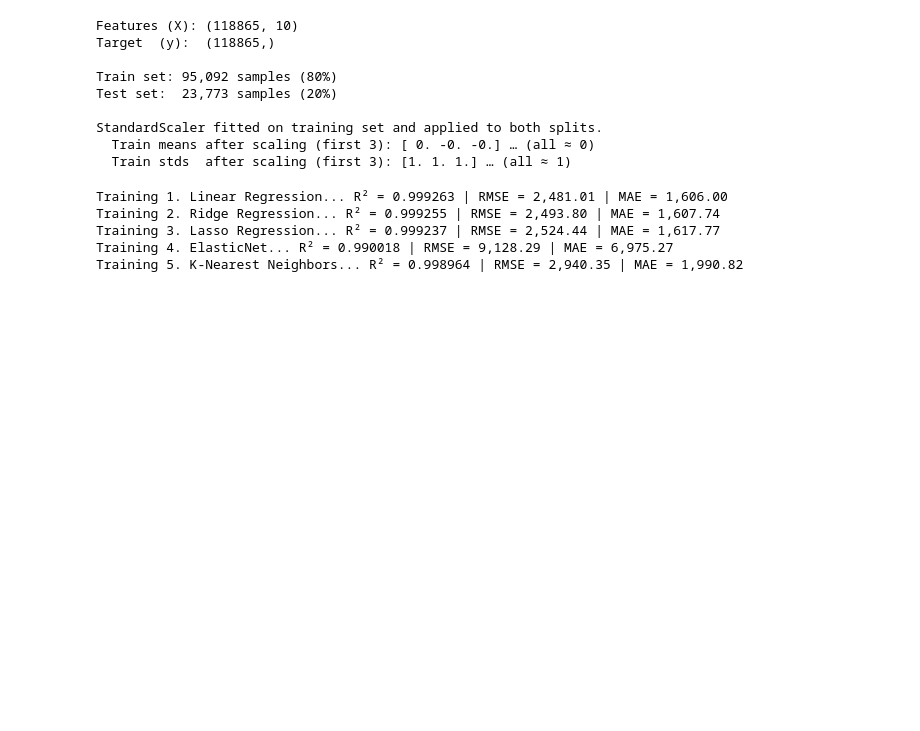
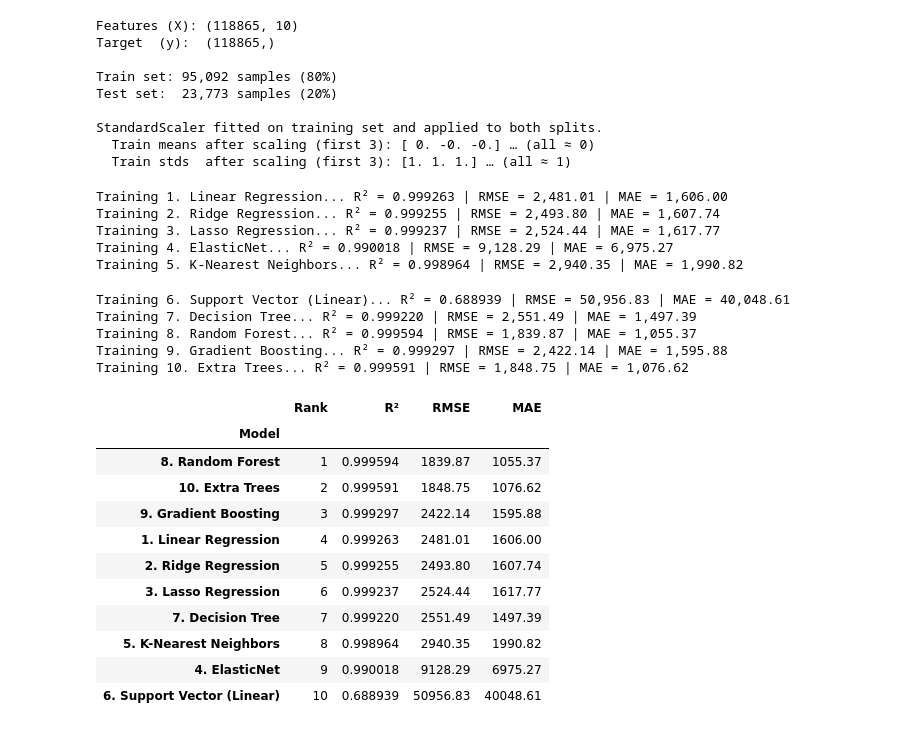
Before and after one commit to TejasviSenka/Machine_Learning_Capstone, a Jupyter notebook: regression.ipynb, the cells around one changed output. Saved outputs shown, nothing was run; the diff lists cells and outputs as text; code cells hidden in the pictures; blank space fills up the shorter version.

Commit message:
feat(regression): train remaining 5 regression models

```diff
--- a/regression.ipynb
+++ b/regression.ipynb
@@ -472,3 +472,64 @@ Training 2. Ridge Regression... R² = 0.999255 | RMSE = 2,493.80 | MAE = 1,607.7
 Training 3. Lasso Regression... R² = 0.999237 | RMSE = 2,524.44 | MAE = 1,617.77
 Training 4. ElasticNet... R² = 0.990018 | RMSE = 9,128.29 | MAE = 6,975.27
 Training 5. K-Nearest Neighbors... R² = 0.998964 | RMSE = 2,940.35 | MAE = 1,990.82
+# %%
+# --- NEXT 5 REGRESSION MODELS ---
+
+# Define next 5 tree and ensemble models
+models_teammate = {
+    '6. Support Vector (Linear)':  LinearSVR(random_state=RANDOM_STATE, max_iter=20000),
+    '7. Decision Tree':            DecisionTreeRegressor(random_state=RANDOM_STATE),
+    '8. Random Forest':            RandomForestRegressor(n_estimators=100, random_state=RANDOM_STATE, n_jobs=-1),
+    '9. Gradient Boosting':        GradientBoostingRegressor(n_estimators=100, random_state=RANDOM_STATE),
+    '10. Extra Trees':             ExtraTreesRegressor(n_estimators=100, random_state=RANDOM_STATE, n_jobs=-1),
+}
+
+for name, model in models_teammate.items():
+    print(f"Training {name}...", end=" ")
+    model.fit(X_train_scaled, y_train)
+    y_pred = model.predict(X_test_scaled)
+
+    r2   = r2_score(y_test, y_pred)
+    rmse = np.sqrt(mean_squared_error(y_test, y_pred))
+    mae  = mean_absolute_error(y_test, y_pred)
+
+    # Notice this appends to the same 'results' dictionary created in Sunny's cell!
+    results[name] = {
+        'R²': r2, 'RMSE': rmse, 'MAE': mae,
+        'model': model, 'predictions': y_pred
+    }
+    print(f"R² = {r2:.6f} | RMSE = {rmse:,.2f} | MAE = {mae:,.2f}")
+# %% [output]
+Training 6. Support Vector (Linear)... R² = 0.688939 | RMSE = 50,956.83 | MAE = 40,048.61
+Training 7. Decision Tree... R² = 0.999220 | RMSE = 2,551.49 | MAE = 1,497.39
+Training 8. Random Forest... R² = 0.999594 | RMSE = 1,839.87 | MAE = 1,055.37
+Training 9. Gradient Boosting... R² = 0.999297 | RMSE = 2,422.14 | MAE = 1,595.88
+Training 10. Extra Trees... R² = 0.999591 | RMSE = 1,848.75 | MAE = 1,076.62
+# %%
+# Build summary DataFrame
+summary_data = {
+    name: {'R²': v['R²'], 'RMSE': round(v['RMSE'], 2), 'MAE': round(v['MAE'], 2)}
+    for name, v in results.items()
+}
+
+summary_df = pd.DataFrame(summary_data).T
+summary_df = summary_df.sort_values('R²', ascending=False)
+summary_df.index.name = 'Model'
+
+# Add rank column
+summary_df.insert(0, 'Rank', range(1, len(summary_df) + 1))
+
+summary_df
+# %% [output]
+|  | Rank | R² | RMSE | MAE |
+| Model |  |  |  |  |
+| 8. Random Forest | 1 | 0.999594 | 1839.87 | 1055.37 |
+| 10. Extra Trees | 2 | 0.999591 | 1848.75 | 1076.62 |
+| 9. Gradient Boosting | 3 | 0.999297 | 2422.14 | 1595.88 |
+| 1. Linear Regression | 4 | 0.999263 | 2481.01 | 1606.00 |
+| 2. Ridge Regression | 5 | 0.999255 | 2493.80 | 1607.74 |
+| 3. Lasso Regression | 6 | 0.999237 | 2524.44 | 1617.77 |
+| 7. Decision Tree | 7 | 0.999220 | 2551.49 | 1497.39 |
+| 5. K-Nearest Neighbors | 8 | 0.998964 | 2940.35 | 1990.82 |
+| 4. ElasticNet | 9 | 0.990018 | 9128.29 | 6975.27 |
+| 6. Support Vector (Linear) | 10 | 0.688939 | 50956.83 | 40048.61 |
```
Also changed, not shown: parts of 2 cells of this notebook.
